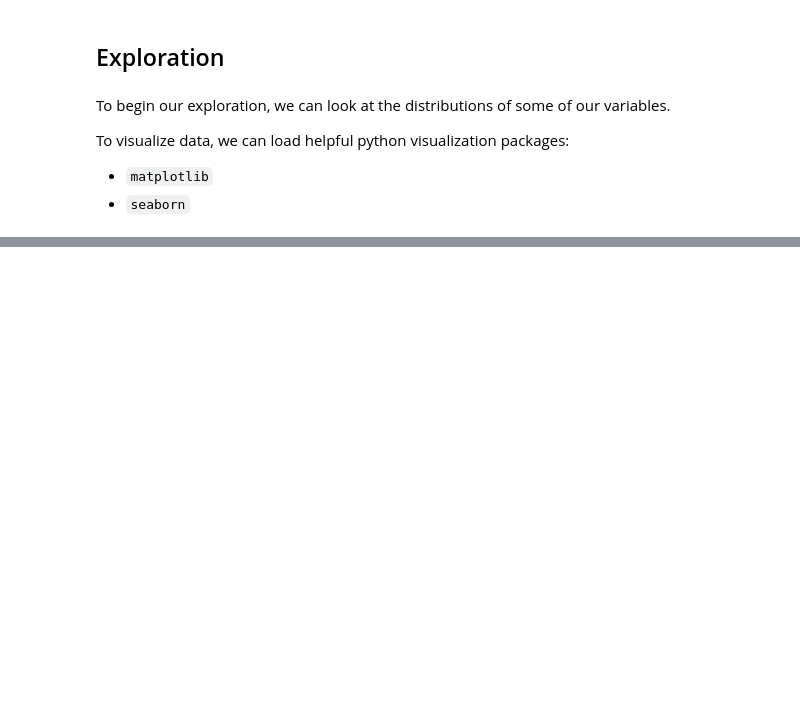
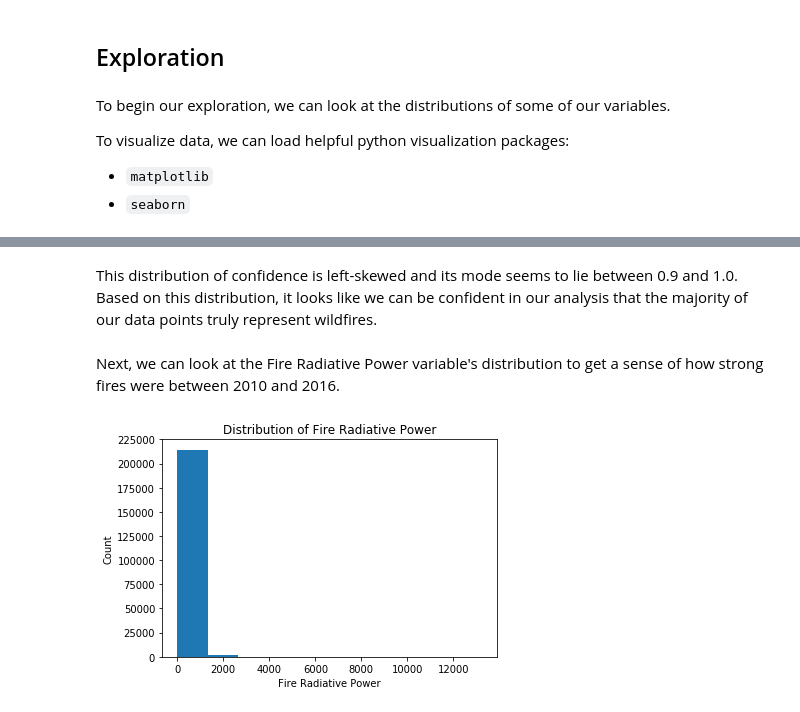
Before and after one commit to keller-mark/cmsc320-final-project, a Jupyter notebook: notebook.ipynb, the cells around one changed output, grey strips where cells are left out. Cells and saved outputs as stored; diff of their text form; code cells hidden in the pictures; blank space fills up the shorter version.

```diff
--- a/notebook.ipynb
+++ b/notebook.ipynb
@@ -99,0 +108,11 @@ sns.distplot(df['confidence'])
+# %% [markdown]
+This distribution of confidence is left-skewed and its mode seems to lie between 0.9 and 1.0. Based on this distribution, it looks like we can be confident in our analysis that the majority of our data points truly represent wildfires.
+# %% [markdown]
+Next, we can look at the Fire Radiative Power variable's distribution to get a sense of how strong fires were between 2010 and 2016.
+# %%
+_ = plt.title("Distribution of Fire Radiative Power")
+_ = plt.xlabel("Fire Radiative Power")
+_ = plt.ylabel("Count")
+_ = plt.hist(df['frp'].values)
+# %% [output]
+[figure, added]
```
Also changed, not shown: parts of 23 cells of this notebook, 1 other file.
